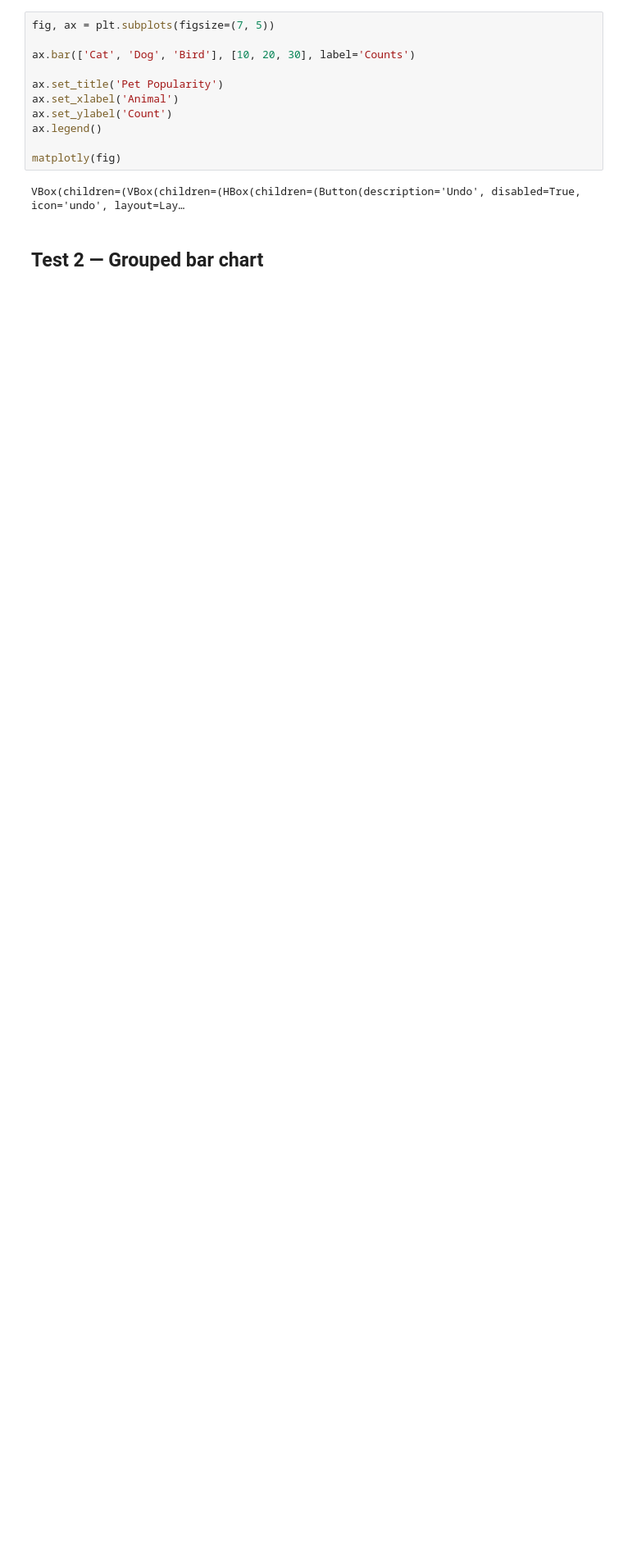
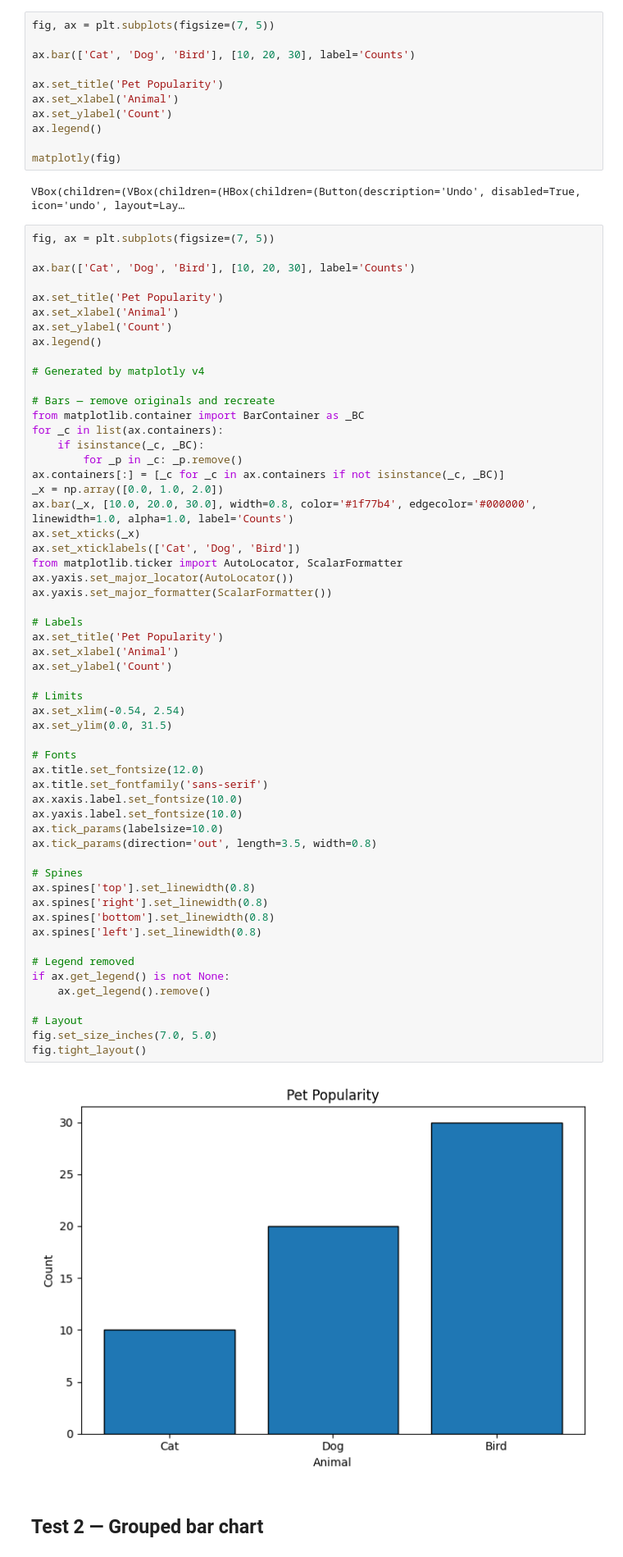
Before and after one commit to p-koo/matplotly, a Jupyter notebook: examples/demo_bar.ipynb, the cells around one changed output. Shown at 82% size. Saved outputs shown, nothing was run; the diff lists cells and outputs as text; blank space fills up the shorter version.

```diff
--- a/examples/demo_bar.ipynb
+++ b/examples/demo_bar.ipynb
@@ -22,6 +22,64 @@ ax.legend()
 matplotly(fig)
 # %% [output]
 VBox(children=(VBox(children=(HBox(children=(Button(description='Undo', disabled=True, icon='undo', layout=Lay…
+# %%
+fig, ax = plt.subplots(figsize=(7, 5))
+
+ax.bar(['Cat', 'Dog', 'Bird'], [10, 20, 30], label='Counts')
+
+ax.set_title('Pet Popularity')
+ax.set_xlabel('Animal')
+ax.set_ylabel('Count')
+ax.legend()
+
+# Generated by matplotly v4
+
+# Bars — remove originals and recreate
+from matplotlib.container import BarContainer as _BC
+for _c in list(ax.containers):
+    if isinstance(_c, _BC):
+        for _p in _c: _p.remove()
+ax.containers[:] = [_c for _c in ax.containers if not isinstance(_c, _BC)]
+_x = np.array([0.0, 1.0, 2.0])
+ax.bar(_x, [10.0, 20.0, 30.0], width=0.8, color='#1f77b4', edgecolor='#000000', linewidth=1.0, alpha=1.0, label='Counts')
+ax.set_xticks(_x)
+ax.set_xticklabels(['Cat', 'Dog', 'Bird'])
+from matplotlib.ticker import AutoLocator, ScalarFormatter
+ax.yaxis.set_major_locator(AutoLocator())
+ax.yaxis.set_major_formatter(ScalarFormatter())
+
+# Labels
+ax.set_title('Pet Popularity')
+ax.set_xlabel('Animal')
+ax.set_ylabel('Count')
+
+# Limits
+ax.set_xlim(-0.54, 2.54)
+ax.set_ylim(0.0, 31.5)
+
+# Fonts
+ax.title.set_fontsize(12.0)
+ax.title.set_fontfamily('sans-serif')
+ax.xaxis.label.set_fontsize(10.0)
+ax.yaxis.label.set_fontsize(10.0)
+ax.tick_params(labelsize=10.0)
+ax.tick_params(direction='out', length=3.5, width=0.8)
+
+# Spines
+ax.spines['top'].set_linewidth(0.8)
+ax.spines['right'].set_linewidth(0.8)
+ax.spines['bottom'].set_linewidth(0.8)
+ax.spines['left'].set_linewidth(0.8)
+
+# Legend removed
+if ax.get_legend() is not None:
+    ax.get_legend().remove()
+
+# Layout
+fig.set_size_inches(7.0, 5.0)
+fig.tight_layout()
+# %% [output]
+[figure, added]
 # %% [markdown]
 ## Test 2 — Grouped bar chart
 # %%
```
Also changed, not shown: parts of 3 cells of this notebook, 3 other files.
